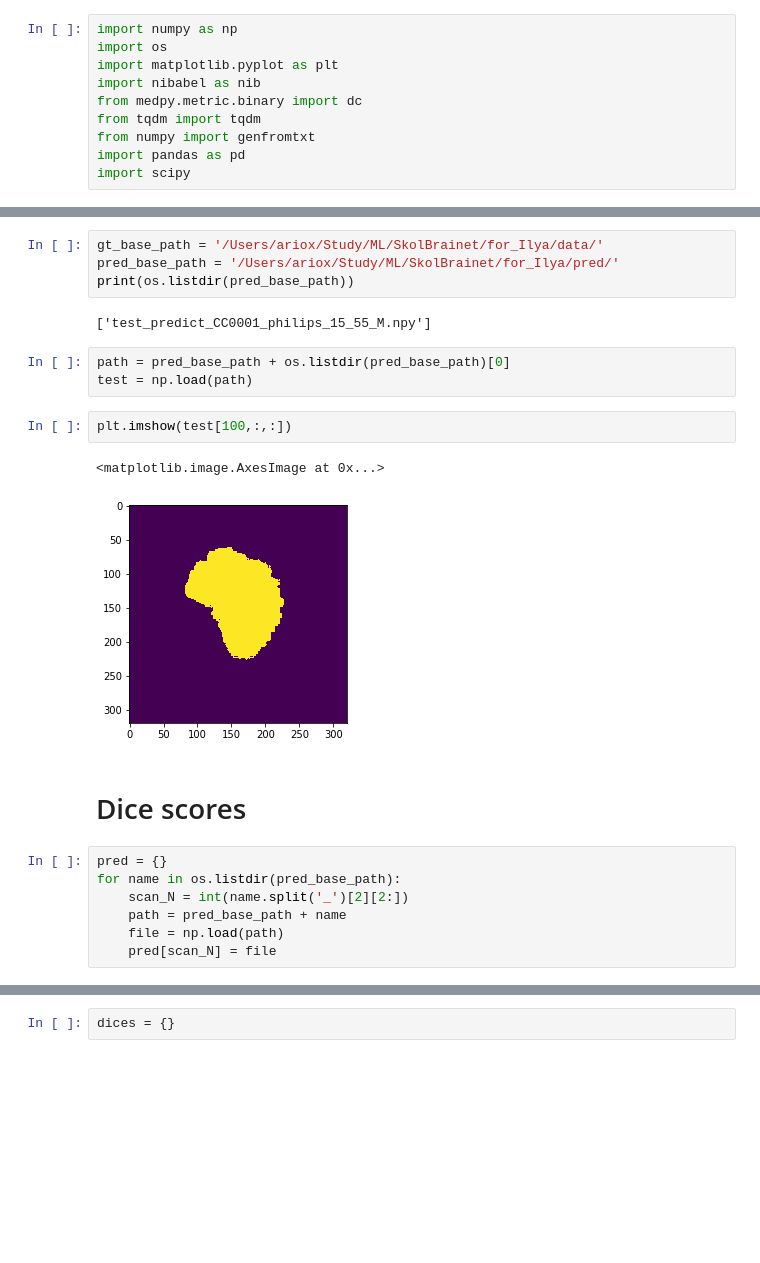
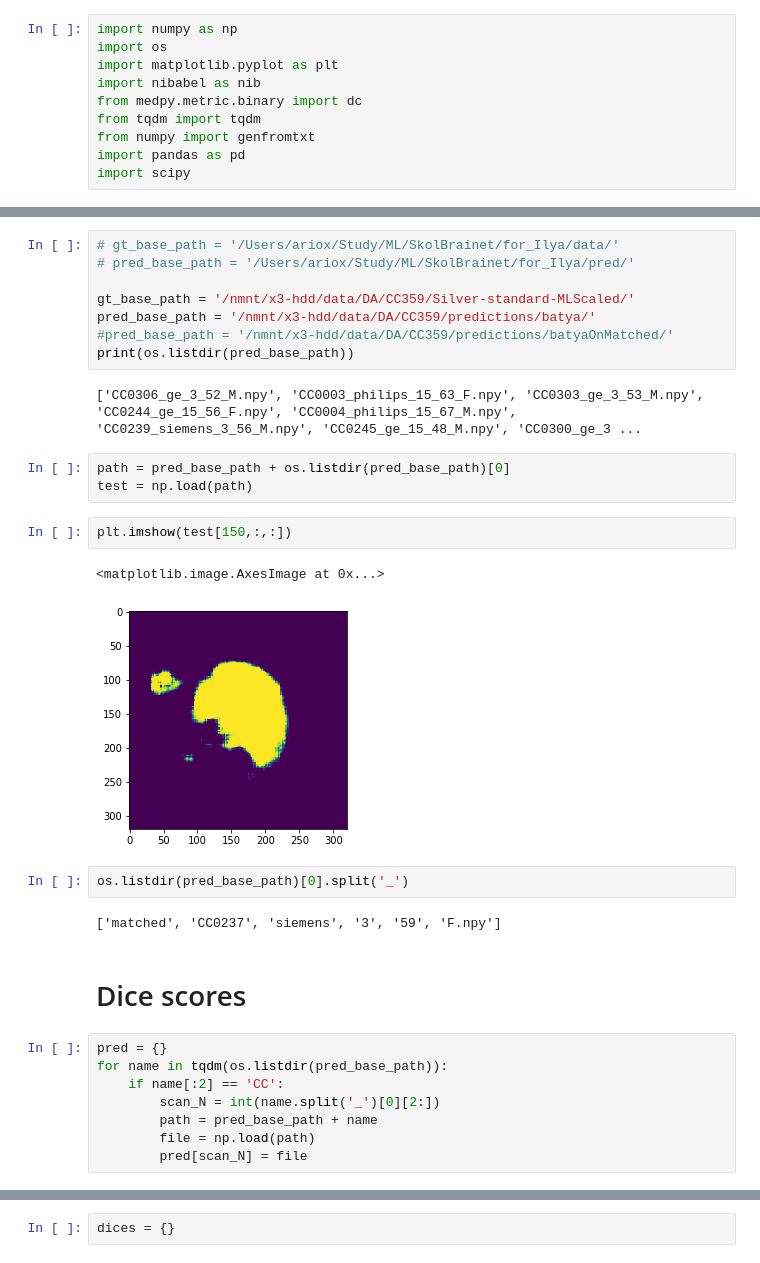
Before and after one commit to zaaabik/SkolBrainet, a Jupyter notebook: Analysis.ipynb, the cells around one changed output, grey strips where cells are left out. Cells and saved outputs as stored; diff of their text form; blank space fills up the shorter version.

```diff
--- a/Analysis.ipynb
+++ b/Analysis.ipynb
@@ -25,26 +11,35 @@ plt.show()
 # %%
-gt_base_path = '/Users/ariox/Study/ML/SkolBrainet/for_Ilya/data/'
-pred_base_path = '/Users/ariox/Study/ML/SkolBrainet/for_Ilya/pred/'
+# gt_base_path = '/Users/ariox/Study/ML/SkolBrainet/for_Ilya/data/'
+# pred_base_path = '/Users/ariox/Study/ML/SkolBrainet/for_Ilya/pred/'
+
+gt_base_path = '/nmnt/x3-hdd/data/DA/CC359/Silver-standard-MLScaled/'
+pred_base_path = '/nmnt/x3-hdd/data/DA/CC359/predictions/batya/'
+#pred_base_path = '/nmnt/x3-hdd/data/DA/CC359/predictions/batyaOnMatched/'
 print(os.listdir(pred_base_path))
 # %% [output]
-['test_predict_CC0001_philips_15_55_M.npy']
+['CC0306_ge_3_52_M.npy', 'CC0003_philips_15_63_F.npy', 'CC0303_ge_3_53_M.npy', 'CC0244_ge_15_56_F.npy', 'CC0004_philips_15_67_M.npy', 'CC0239_siemens_3_56_M.npy', 'CC0245_ge_15_48_M.npy', 'CC0300_ge_3 ...
 # %%
 path = pred_base_path + os.listdir(pred_base_path)[0]
 test = np.load(path)
 # %%
-plt.imshow(test[100,:,:])
+plt.imshow(test[150,:,:])
 # %% [output]
 <matplotlib.image.AxesImage at 0x...>
-[figure, old version]
+[figure, new version]
+# %%
+os.listdir(pred_base_path)[0].split('_')
+# %% [output]
+['matched', 'CC0237', 'siemens', '3', '59', 'F.npy']
 # %% [markdown]
 # Dice scores
 # %%
 pred = {}
-for name in os.listdir(pred_base_path):
-    scan_N = int(name.split('_')[2][2:])
-    path = pred_base_path + name
-    file = np.load(path)
-    pred[scan_N] = file
+for name in tqdm(os.listdir(pred_base_path)):
+    if name[:2] == 'CC':
+        scan_N = int(name.split('_')[0][2:])
+        path = pred_base_path + name
+        file = np.load(path)
+        pred[scan_N] = file
 # %%
 gt = {}
 crop_size = 65
```
Also changed, not shown: parts of 13 cells of this notebook.
